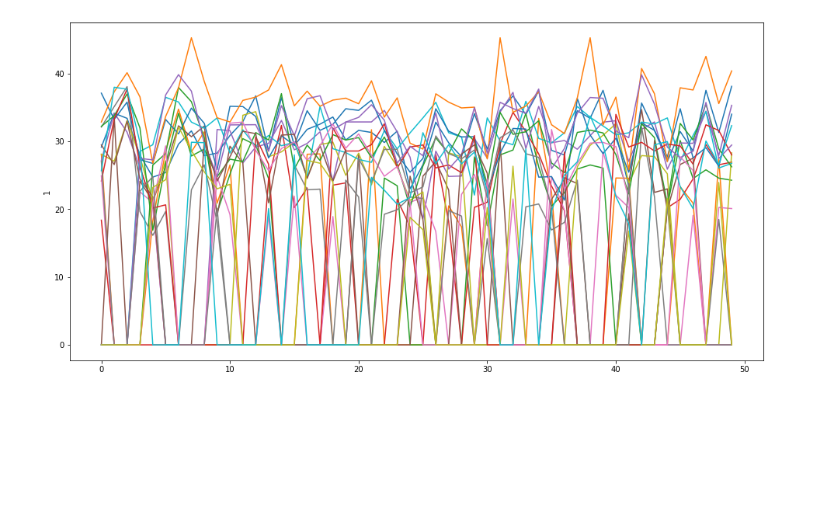
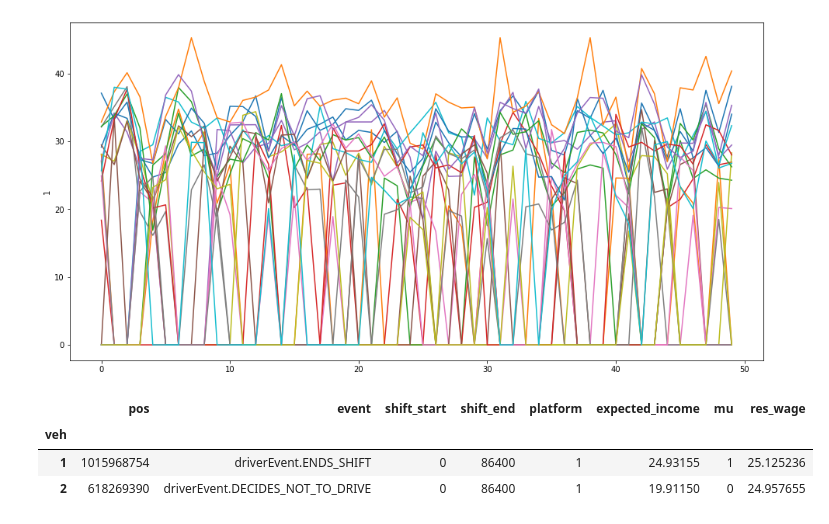
Before and after one commit to shtbt/MaaSSim, a Jupyter notebook: docs/tutorials/d2d#f#.ipynb, the cells around one changed output. Cells and saved outputs as stored; diff of their text form; code cells hidden in the pictures; blank space fills up the shorter version.

```diff
--- a/docs/tutorials/d2d#f#.ipynb
+++ b/docs/tutorials/d2d#f#.ipynb
@@ -159,4 +159,14 @@ for veh in range(1, params.nV+1):
     sns.lineplot(x=sim.run_ids, y=sim.income.actual.loc[veh], markers=True)
 # %% [output]
 [figure]
+# %%
+sim.inData.vehicles.mu = sim.inData.vehicles.apply(lambda row: 1 if row['expected_income'] > row['res_wage']
+                                                    else 0, axis=1)
+# %%
+sim.inData.vehicles
+# %% [output]
+|  | pos | event | shift_start | shift_end | platform | expected_income | mu | res_wage |
+| veh |  |  |  |  |  |  |  |  |
+| 1 | 1015968754 | driverEvent.ENDS_SHIFT | 0 | 86400 | 1 | 24.93155 | 1 | 25.125236 |
+| 2 | 618269390 | driverEvent.DECIDES_NOT_TO_DRIVE | 0 | 86400 | 1 | 19.91150 | 0 | 24.957655 |
 # %%
```
Also changed, not shown: parts of 10 cells of this notebook, 3 other files.
